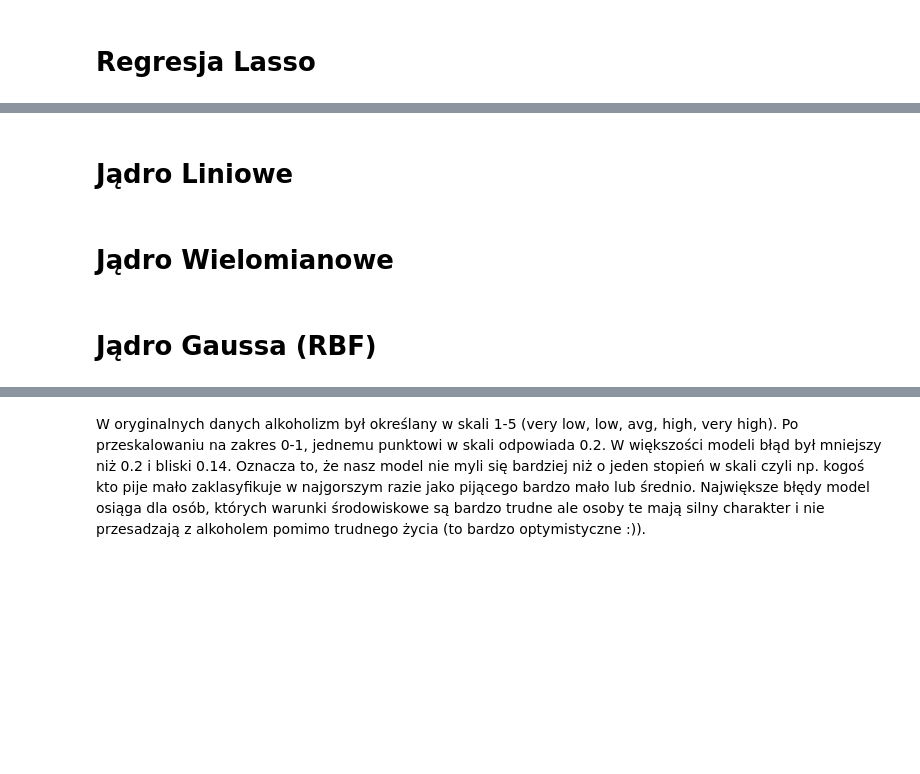
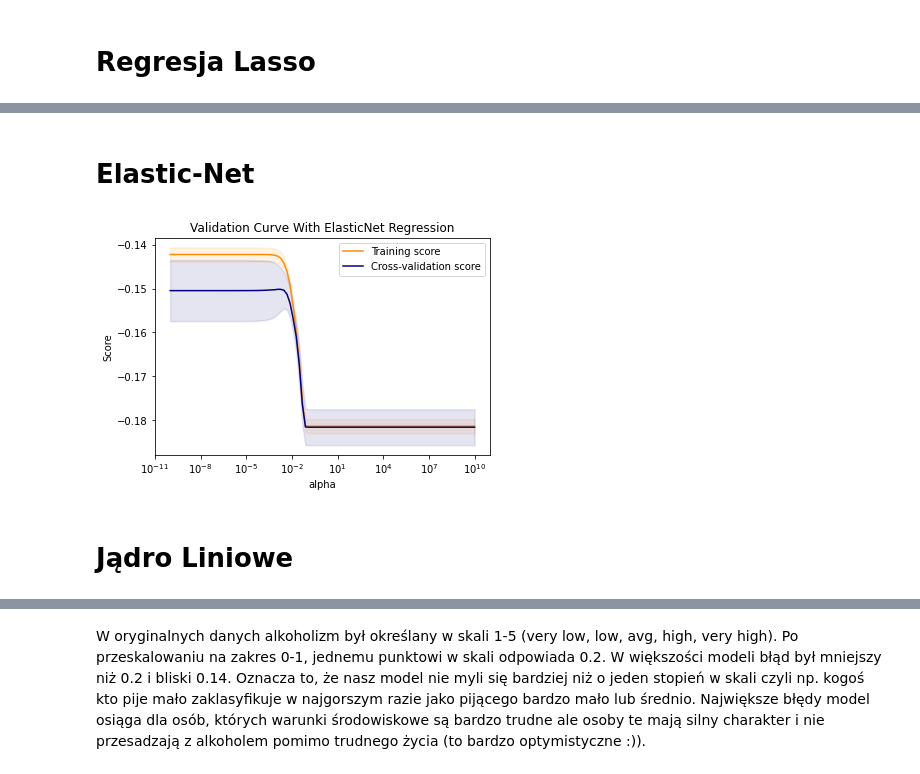
Before and after one commit to matlaczj/Predictive-Modeling-for-Student-Alcohol-Consumption, a Jupyter notebook: Projekt/projekt.ipynb, the cells around one changed output, grey strips where cells are left out. Drawn from its saved outputs; the diff is of its cells as text; code cells hidden in the pictures; blank space fills up the shorter version.

```diff
--- a/Projekt/projekt.ipynb
+++ b/Projekt/projekt.ipynb
@@ -195,2 +126,17 @@ mean_absolute_error(y_test, ypred)
+# %% [markdown]
+# Elastic-Net
+# %%
+train_scores_mean3, validation_scores_mean3 = plot_validation_curve(
+    model = ElasticNet(random_state=1),
+    model_name = "ElasticNet Regression",
+    X = X_train,
+    y = y_train,
+    param_range = np.logspace(-10,10,100),
+    param_name = "alpha",
+    scoring = "neg_mean_absolute_error",
+    cv=5,
+    verbose=0)
+# %% [output]
+[figure, added]
 # %% [markdown]
 # Jądro Liniowe
@@ -207,2 +142,0 @@ mean_absolute_error(y_test, ypred)
-# %% [markdown]
-# Jądro Wielomianowe
@@ -227,2 +142,0 @@ mean_absolute_error(y_test, ypred)
-# %% [markdown]
-# Jądro Gaussa (RBF)
```
Also changed, not shown: parts of 20 cells of this notebook, 1 other file.
